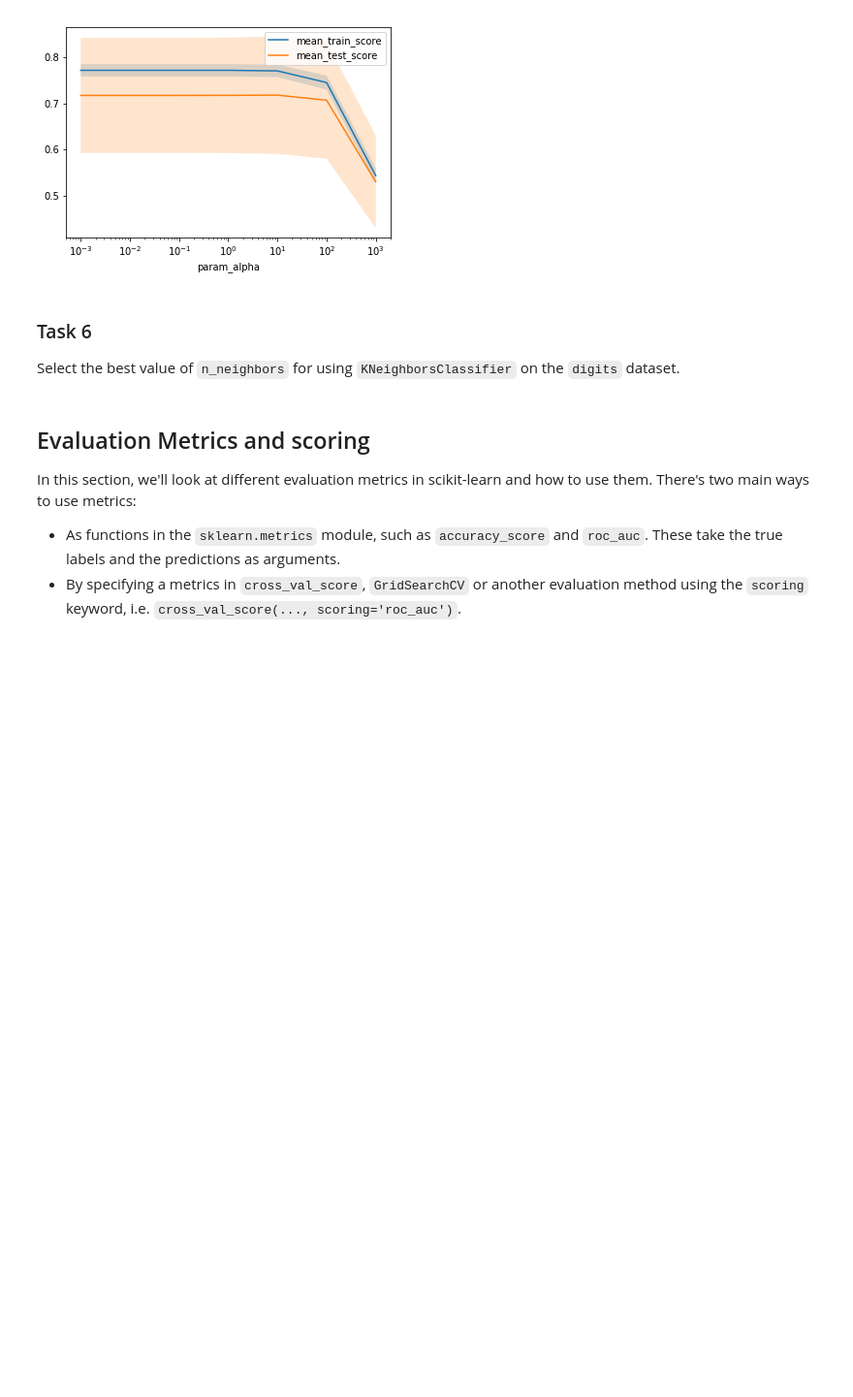
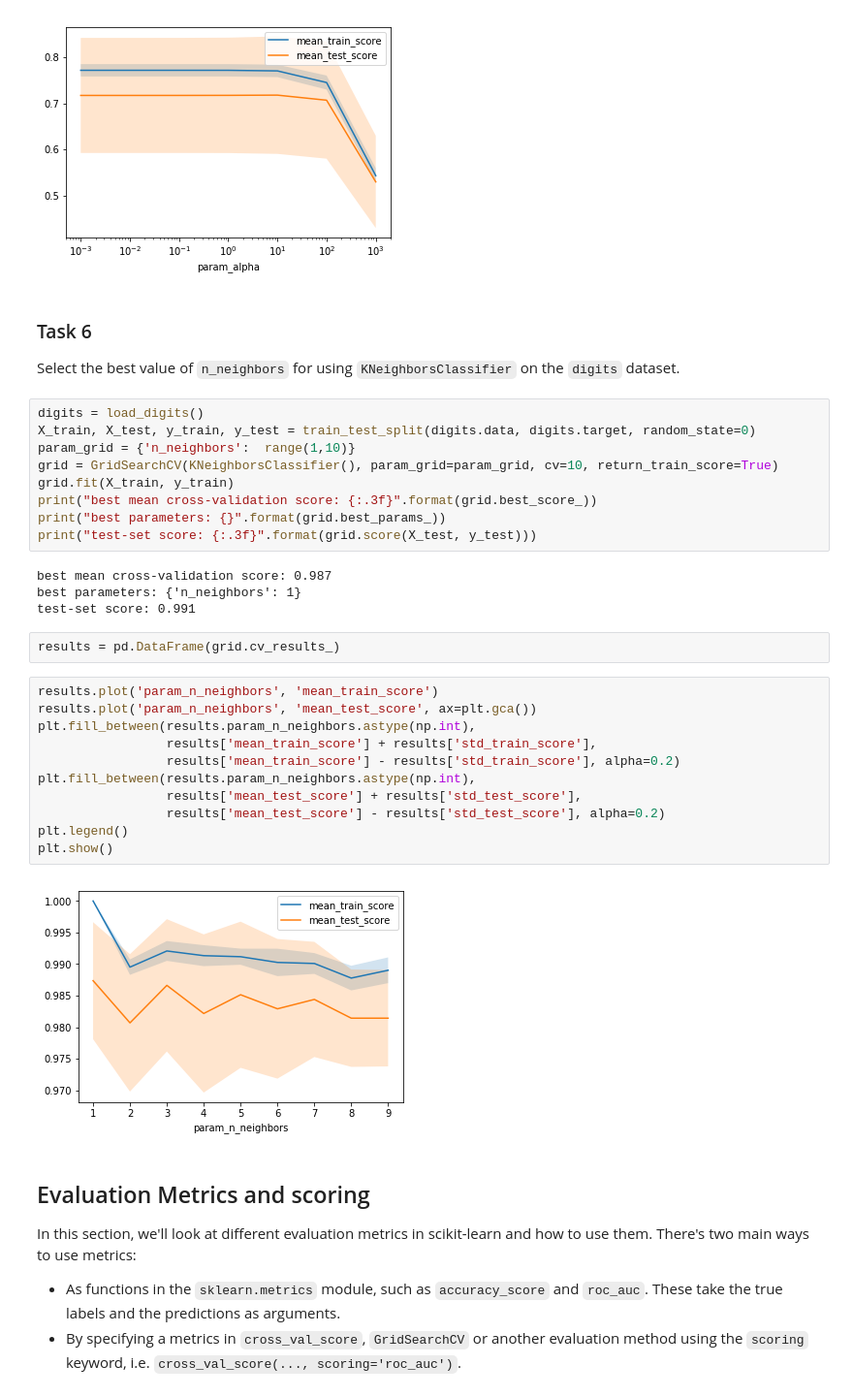
Before and after one commit to Larry201608/Columbia-Data-Science-Bootcamp, a Jupyter notebook: Bootcamp-materials/notebooks/Day3/day3-cross-validation-and-metrics.ipynb, the cells around one changed output. Shown at 97% size. Saved outputs shown, nothing was run; the diff lists cells and outputs as text; blank space fills up the shorter version.

```diff
--- a/Bootcamp-materials/notebooks/Day3/day3-cross-validation-and-metrics.ipynb
+++ b/Bootcamp-materials/notebooks/Day3/day3-cross-validation-and-metrics.ipynb
@@ -306,6 +307,34 @@ plt.show()
 # %% [markdown]
 ### Task 6
 Select the best value of ``n_neighbors`` for using ``KNeighborsClassifier`` on the ``digits`` dataset.
+# %%
+digits = load_digits()
+X_train, X_test, y_train, y_test = train_test_split(digits.data, digits.target, random_state=0)
+param_grid = {'n_neighbors':  range(1,10)}
+grid = GridSearchCV(KNeighborsClassifier(), param_grid=param_grid, cv=10, return_train_score=True)
+grid.fit(X_train, y_train)
+print("best mean cross-validation score: {:.3f}".format(grid.best_score_))
+print("best parameters: {}".format(grid.best_params_))
+print("test-set score: {:.3f}".format(grid.score(X_test, y_test)))
+# %% [output]
+best mean cross-validation score: 0.987
+best parameters: {'n_neighbors': 1}
+test-set score: 0.991
+# %%
+results = pd.DataFrame(grid.cv_results_)
+# %%
+results.plot('param_n_neighbors', 'mean_train_score')
+results.plot('param_n_neighbors', 'mean_test_score', ax=plt.gca())
+plt.fill_between(results.param_n_neighbors.astype(np.int),
+                 results['mean_train_score'] + results['std_train_score'],
+                 results['mean_train_score'] - results['std_train_score'], alpha=0.2)
+plt.fill_between(results.param_n_neighbors.astype(np.int),
+                 results['mean_test_score'] + results['std_test_score'],
+                 results['mean_test_score'] - results['std_test_score'], alpha=0.2)
+plt.legend()
+plt.show()
+# %% [output]
+[figure, added]
 # %% [markdown]
 ## Evaluation Metrics and scoring
 
```
Also changed, not shown: parts of 3 cells of this notebook.
